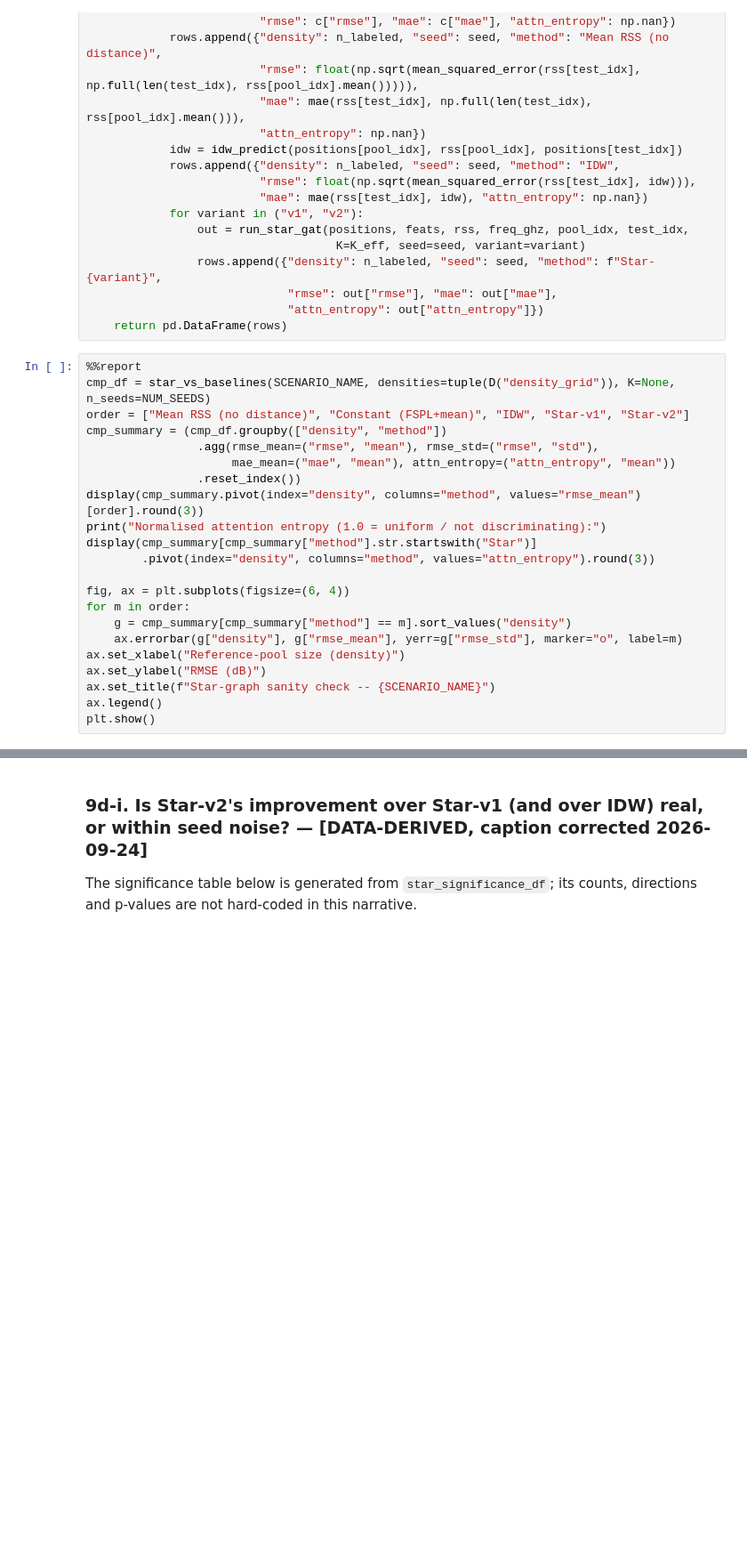
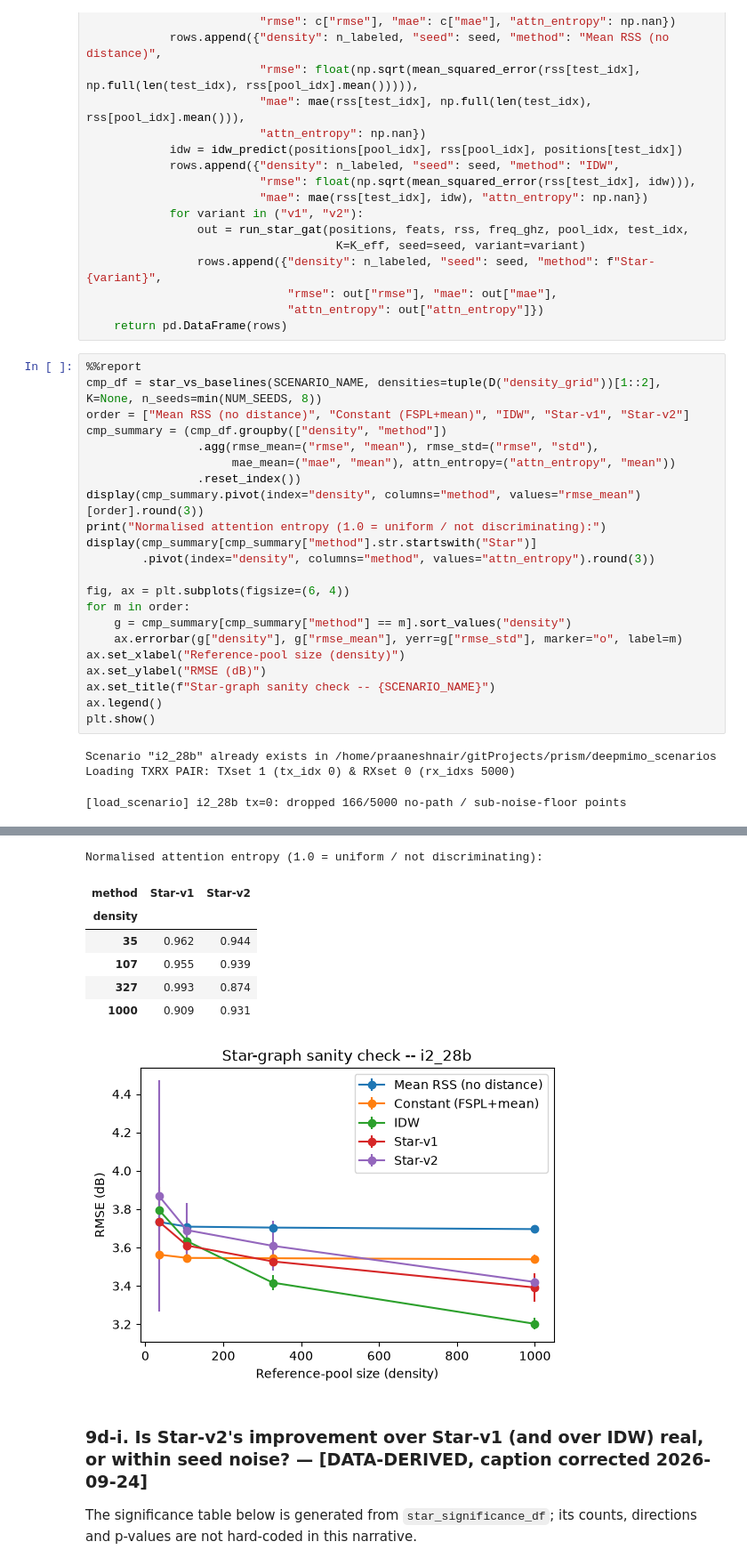
Before and after one commit to CompileArtisan/prism, a Jupyter notebook: radiomap_6g_sweep.ipynb, the cells around one changed output, grey strips where cells are left out. Shown at 89% size. Saved outputs shown, nothing was run; the diff lists cells and outputs as text; blank space fills up the shorter version.

```diff
--- a/radiomap_6g_sweep.ipynb
+++ b/radiomap_6g_sweep.ipynb
@@ -3293,7 +4219,7 @@ def star_vs_baselines(scenario_name, densities=None, K=None, n_seeds=None, strat
     return pd.DataFrame(rows)
 # %%
 %%report
-cmp_df = star_vs_baselines(SCENARIO_NAME, densities=tuple(D("density_grid")), K=None, n_seeds=NUM_SEEDS)
+cmp_df = star_vs_baselines(SCENARIO_NAME, densities=tuple(D("density_grid"))[1::2], K=None, n_seeds=min(NUM_SEEDS, 8))
 order = ["Mean RSS (no distance)", "Constant (FSPL+mean)", "IDW", "Star-v1", "Star-v2"]
 cmp_summary = (cmp_df.groupby(["density", "method"])
                 .agg(rmse_mean=("rmse", "mean"), rmse_std=("rmse", "std"),
@@ -3313,3 +4239,7 @@ ax.set_ylabel("RMSE (dB)")
 ax.set_title(f"Star-graph sanity check -- {SCENARIO_NAME}")
 ax.legend()
 plt.show()
+# %% [output]
+Scenario "i2_28b" already exists in /home/praaneshnair/gitProjects/prism/deepmimo_scenarios
+Loading TXRX PAIR: TXset 1 (tx_idx 0) & RXset 0 (rx_idxs 5000)
+[load_scenario] i2_28b tx=0: dropped 166/5000 no-path / sub-noise-floor points
@@ -3316,3 +4252,11 @@ plt.show()
+Normalised attention entropy (1.0 = uniform / not discriminating):
+| method | Star-v1 | Star-v2 |
+| density |  |  |
+| 35 | 0.962 | 0.944 |
+| 107 | 0.955 | 0.939 |
+| 327 | 0.993 | 0.874 |
+| 1000 | 0.909 | 0.931 |
+[figure, added]
 # %% [markdown]
 ### 9d-i. Is Star-v2's improvement over Star-v1 (and over IDW) real, or within seed noise? — **[DATA-DERIVED, caption corrected 2026-09-24]**
 
```
Also changed, not shown: parts of 50 cells of this notebook, 1 other file.
